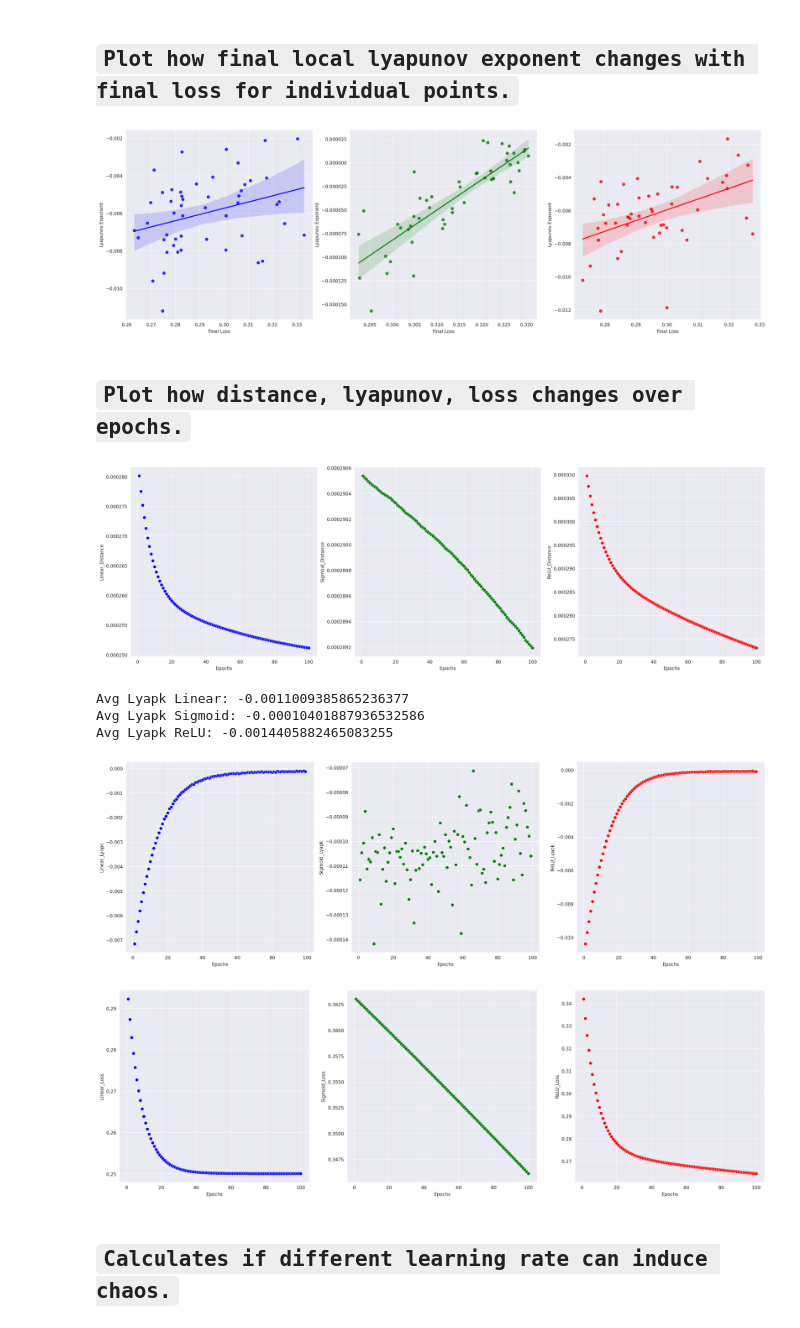
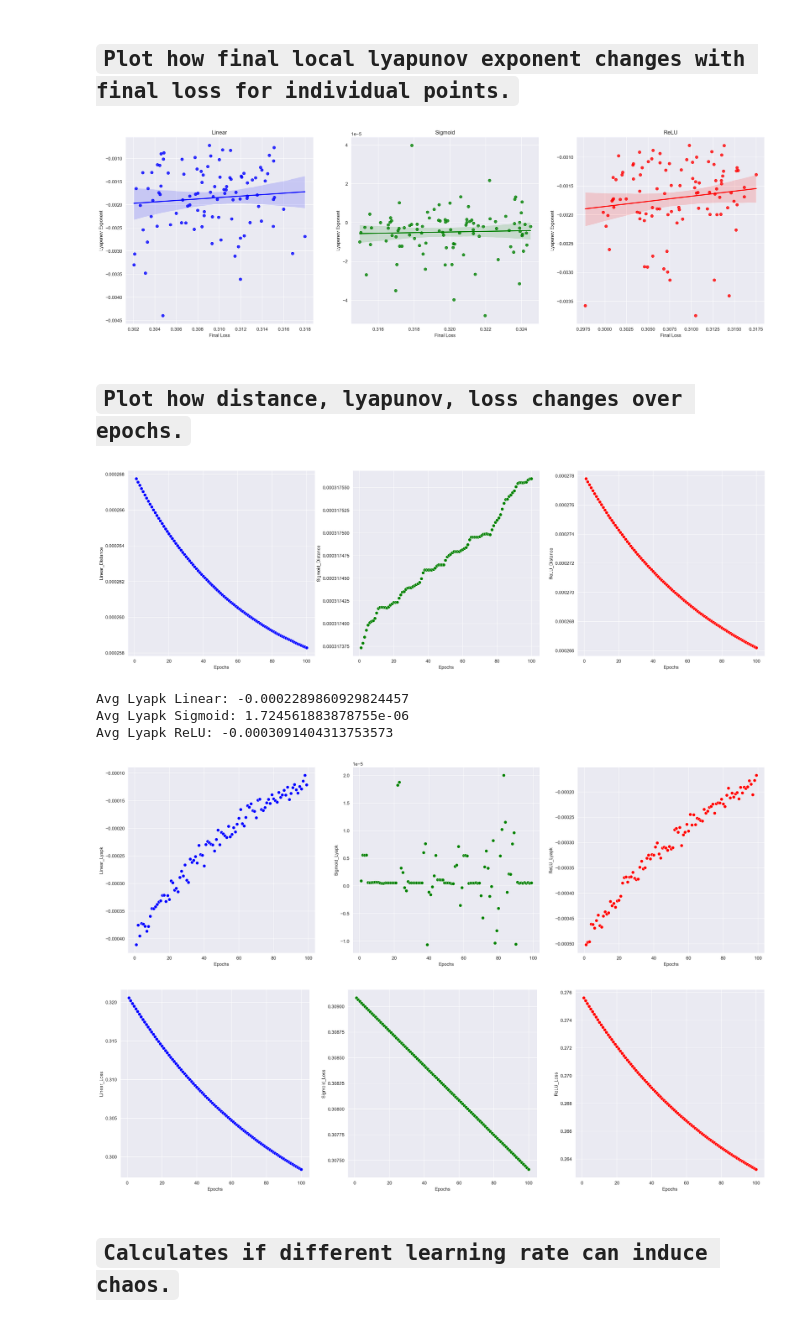
Before and after one commit to tirthankar95/lyapunov-optimized-neural-networks, a Jupyter notebook: main.ipynb, the cells around one changed output. Cells and saved outputs as stored; diff of their text form; code cells hidden in the pictures.

```diff
--- a/main.ipynb
+++ b/main.ipynb
@@ -18,7 +18,7 @@ model_classes = [lin, sig, relu]
 colors = ["blue", "green", "red"]
 sns.set_style("darkgrid")
 # %%
-TURNS = 100
+TURNS = 1000
 df = None
 
 def load_param_from_file(filename, param):
@@ -31,16 +31,16 @@ def iqr_treatement(x_arr, y_arr):
     global df
     f_col, s_col = [x[0] for x in x_arr], [x[1] for x in x_arr]
     df = pd.DataFrame(list(zip(f_col, s_col, y_arr)), columns=["Initial Loss", "Final Loss", "Lyapunov Exponent"])
-    q1, q3 = df['Initial Loss'].quantile(0.25), df['Initial Loss'].quantile(0.75)
+    q1, q3 = df['Initial Loss'].quantile(0.45), df['Initial Loss'].quantile(0.55)
     df_new = df[ (df['Initial Loss'] >= q1) & (df['Initial Loss'] <= q3) ]
     return df_new
 
-def lyapk_vs_loss(class_nn, filename, color = None, ax = None):
+def lyapk_vs_loss(class_nn, filename, model, color = None, ax = None):
     y_arr, x_arr = [], []
     for _ in range(TURNS):
         class_nn.run_model()
         dist = load_param_from_file(f"{filename}", "avg_dist")
-        lyapk = [math.log(abs(dist[i]/dist[i-1])) for i in range(1, len(dist))]
+        lyapk = [math.log(dist[i]/dist[0]) for i in range(1, len(dist))]
         avg_lyapk = sum(lyapk)/len(lyapk)
         loss = load_param_from_file(f"{filename}", "loss")
         y_arr.append(avg_lyapk)
@@ -48,15 +48,16 @@ def lyapk_vs_loss(class_nn, filename, color = None, ax = None):
 
     df = iqr_treatement(x_arr, y_arr)
     sns.regplot(data = df, x = 'Final Loss', y = 'Lyapunov Exponent', color = color, ax = ax)
+    ax.set_title(f"{model}")
 # %%
-g.set_lr(0.01)
+g.set_lr(0.001)
 fig, ax = plt.subplots(1, 3, figsize = (25, 7.5), dpi = 200)
 for idx, model in enumerate(models):
-    lyapk_vs_loss(model_classes[idx], f'RAW_DATA/{model}.json', color = colors[idx], ax = ax[idx])
+    lyapk_vs_loss(model_classes[idx], f'RAW_DATA/{model}.json', model, color = colors[idx], ax = ax[idx])
 plt.savefig(f'PLOTS/LyapunovVsLoss.png')
 plt.show()
 # %% [output]
-[figure, old version]
+[figure, new version]
 # %% [markdown]
 ## `Plot how distance, lyapunov, loss changes over epochs.`
 # %%
@@ -78,7 +79,7 @@ for idx, model in enumerate(models):
 plt.savefig(f'PLOTS/DistanceVsEpochs.png')
 plt.show()
 # %% [output]
-[figure, old version]
+[figure, new version]
 # %%
 def plot_lyapk(class_nn, model_name, color = None, ax = None):
     '''
@@ -99,10 +100,10 @@ for idx, model in enumerate(models):
 plt.savefig(f'PLOTS/LyapkVsEpochs.png')
 plt.show()
 # %% [output]
-Avg Lyapk Linear: -0.0011009385865236377
-Avg Lyapk Sigmoid: -0.00010401887936532586
-Avg Lyapk ReLU: -0.0014405882465083255
+Avg Lyapk Linear: -0.0002289860929824457
+Avg Lyapk Sigmoid: 1.724561883878755e-06
+Avg Lyapk ReLU: -0.0003091404313753573
-[figure, old version]
+[figure, new version]
 # %%
 def plot_loss(class_nn, model_name, indx = 0, color = None, ax = None):
     '''
@@ -121,7 +122,7 @@ for idx, model in enumerate(models):
 plt.savefig(f'PLOTS/LossVsEpochs.png')
 plt.show()
 # %% [output]
-[figure, old version]
+[figure, new version]
 # %% [markdown]
 ## `Calculates if different learning rate can induce chaos.`
 # %%
```
Also changed, not shown: parts of 2 cells of this notebook, 2 other files.
